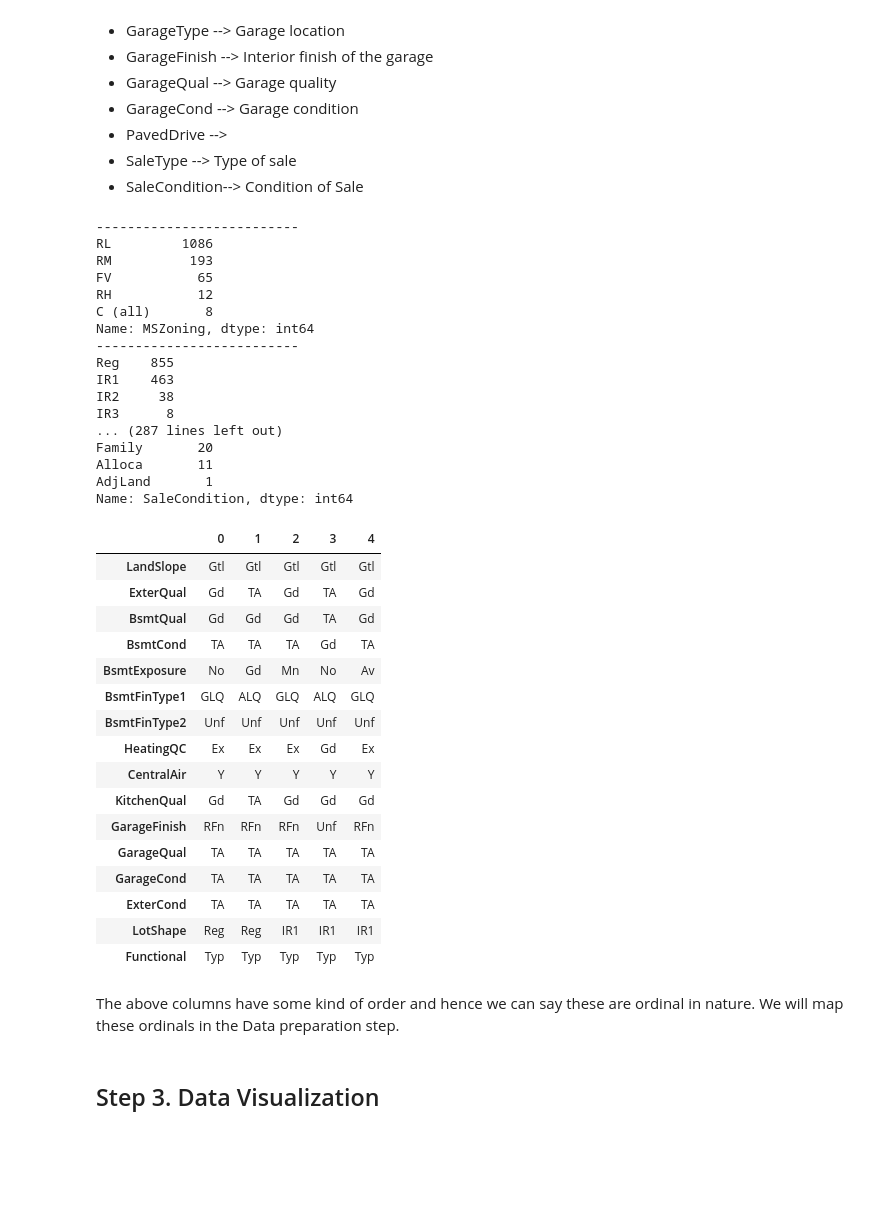
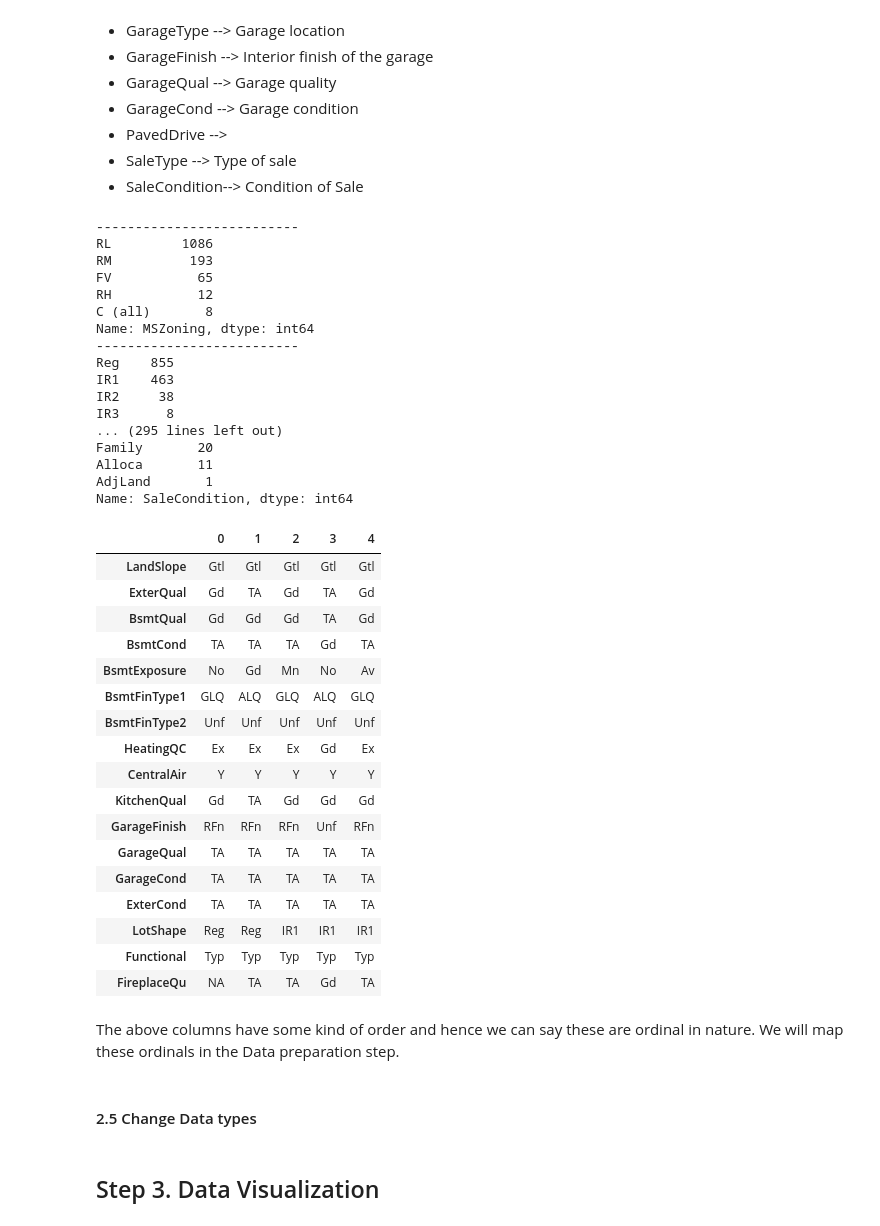
Before and after one commit to rainasharma/Advanced_Regression_Housing_Price, a Jupyter notebook: Advanced_Regression_Housing_Price.ipynb, the cells around one changed output. Drawn from its saved outputs; the diff is of its cells as text; code cells hidden in the pictures; blank space fills up the shorter version.

```diff
--- a/Advanced_Regression_Housing_Price.ipynb
+++ b/Advanced_Regression_Housing_Price.ipynb
@@ -147,7 +147,7 @@ Fence          0.81
 MiscFeature    0.96
 dtype: float64
 # %%
-housing_df = housing_df.drop(['Alley','FireplaceQu','PoolQC','Fence','MiscFeature'],axis='columns')
+housing_df = housing_df.drop(['Alley','PoolQC','Fence','MiscFeature'],axis='columns')
 # %%
 # shape of data after dropping null valued columns
 housing_df.shape
@@ -190,6 +191,7 @@ housing_df.GarageYrBlt.fillna(0,inplace=True)
 housing_df.GarageFinish.fillna('NA',inplace=True)
 housing_df.GarageQual.fillna('NA',inplace=True)
 housing_df.GarageCond.fillna('NA',inplace=True)
+housing_df.FireplaceQu.fillna('NA',inplace=True)
 # %%
 ## Removed the row where Electrical was null
 housing_df=housing_df[~housing_df.Electrical.isna()]
@@ -391,7 +393,7 @@ Reg    855
 IR1    463
 IR2     38
 IR3      8
-... (287 lines left out)
+... (295 lines left out)
 Family       20
 Alloca       11
 AdjLand       1
@@ -399,24 +401,27 @@ Name: SaleCondition, dtype: int64
 # %%
 housing_df[['LandSlope','ExterQual','BsmtQual','BsmtCond','BsmtExposure','BsmtFinType1','BsmtFinType2',
             'HeatingQC','CentralAir',  'KitchenQual','GarageFinish','GarageQual','GarageCond',
-             'ExterCond','LotShape','Functional']].head().transpose()
+             'ExterCond','LotShape','Functional','FireplaceQu']].head().transpose()
 # %% [output]
 |  | 0 | 1 | 2 | 3 | 4 |
 | LandSlope | Gtl | Gtl | Gtl | Gtl | Gtl |
 | ExterQual | Gd | TA | Gd | TA | Gd |
 | BsmtQual | Gd | Gd | Gd | TA | Gd |
 | BsmtCond | TA | TA | TA | Gd | TA |
 | BsmtExposure | No | Gd | Mn | No | Av |
 | BsmtFinType1 | GLQ | ALQ | GLQ | ALQ | GLQ |
 | BsmtFinType2 | Unf | Unf | Unf | Unf | Unf |
 | HeatingQC | Ex | Ex | Ex | Gd | Ex |
 | CentralAir | Y | Y | Y | Y | Y |
 | KitchenQual | Gd | TA | Gd | Gd | Gd |
 | GarageFinish | RFn | RFn | RFn | Unf | RFn |
 | GarageQual | TA | TA | TA | TA | TA |
 | GarageCond | TA | TA | TA | TA | TA |
 | ExterCond | TA | TA | TA | TA | TA |
 | LotShape | Reg | Reg | IR1 | IR1 | IR1 |
 | Functional | Typ | Typ | Typ | Typ | Typ |
+| FireplaceQu | NA | TA | TA | Gd | TA |
 # %% [markdown]
 The above columns have some kind of order and hence we can say these are ordinal in nature. We will map these ordinals in the Data preparation step.
+# %% [markdown]
+#### 2.5 Change Data types
```
Also changed, not shown: parts of 73 cells of this notebook, 2 other files.
